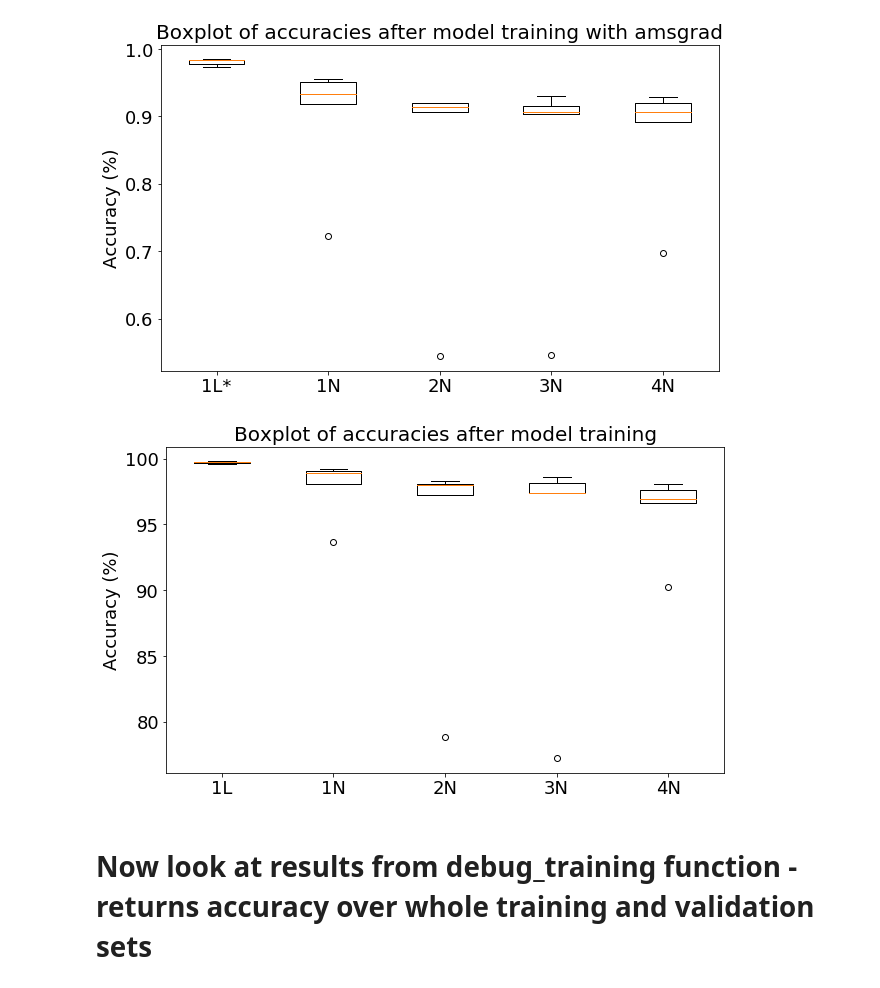
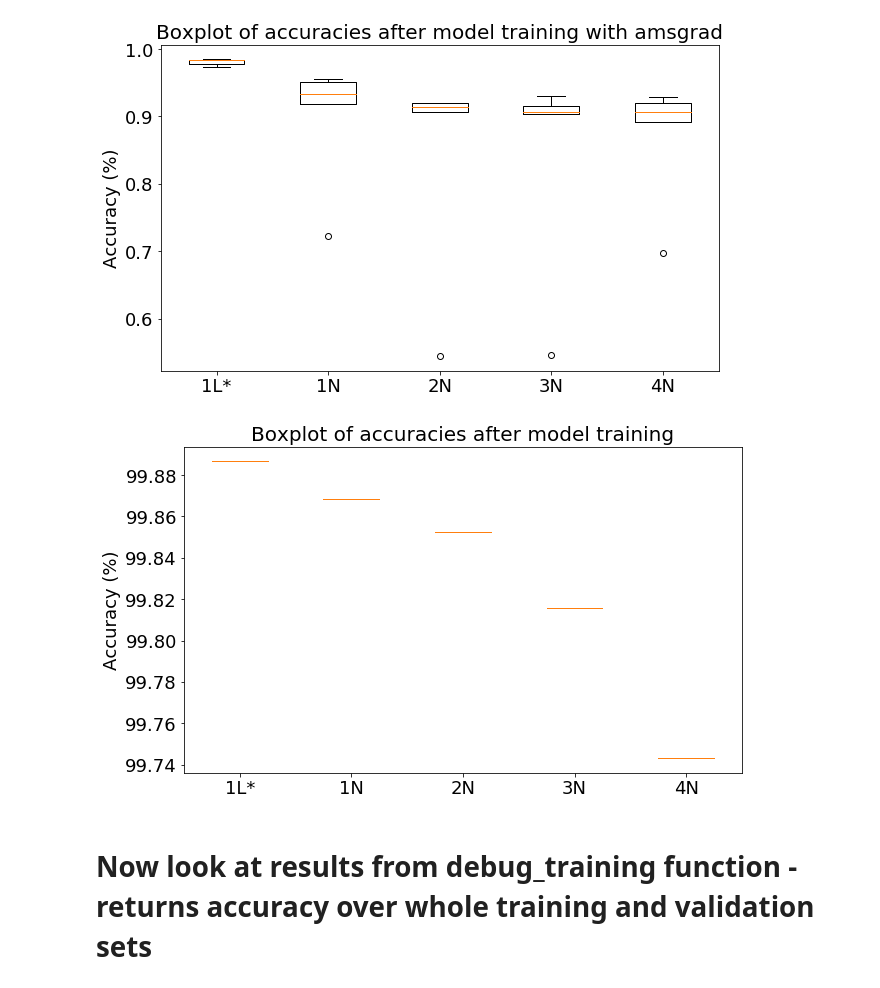
Before and after one commit to eap40/iib-neuro-proj, a Jupyter notebook: Notebooks/training_build3.ipynb, the cells around one changed output. Cells and saved outputs as stored; diff of their text form; code cells hidden in the pictures.

Commit message:
Preliminary experiements involving tying model parameters carried out

```diff
--- a/Notebooks/training_build3.ipynb
+++ b/Notebooks/training_build3.ipynb
@@ -50,7 +50,7 @@ plot_params_1li(trained_plist, target_plist)
 [figure]
 [figure]
 # %%
-loaded_models = np.load('/Users/EdPhillips/Documents/Cambridge4/Project/Data/trained_models_amsgrad_1l_long.npz', allow_pickle=True)
+loaded_models = np.load('/Users/EdPhillips/Documents/Cambridge4/Project/Data/val_nSDs_1l2.npz', allow_pickle=True)
 # %%
 target_params_list, trained_params_list, inputs = loaded_models['a'], loaded_models['b'], loaded_models['c']
 # %%
@@ -293,23 +293,23 @@ plt.show()
 [figure]
 # %%
 # nsds varied, best result chosen
-train_accs_arr = np.squeeze(np.clip(np.array(train_accs_list_nsds_1l), a_min=0, a_max=None))
-test_accs_arr = np.squeeze(np.clip(np.array(test_accs_list_nsds_1l), a_min=0, a_max=None))
+train_accs = np.squeeze(np.clip(np.array(train_accs_list_nsds_1l), a_min=0, a_max=None))
+test_accs = np.squeeze(np.clip(np.array(test_accs_list_nsds_1l), a_min=0, a_max=None))
 
 train_accs = np.array(train_accs, ndmin=2)
 test_accs = np.array(test_accs, ndmin=2)
 fig, ax = plt.subplots()
 fig.set_size_inches(10, 6)
 ax.set_title('Boxplot of accuracies after model training', fontsize=20)
-ax.boxplot(train_accs_arr)
-ax.set_xticklabels(['1L', '1N', '2N', '3N', '4N'], fontsize=18)
+ax.boxplot(test_accs)
+ax.set_xticklabels(['1L*', '1N', '2N', '3N', '4N'], fontsize=18)
 ax.set_ylabel("Accuracy (%)", fontsize=18)
 # ax.set_ylim(99.9,100.01)
 # ax.set_ylim(100)
 
 plt.show()
 # %% [output]
-[figure, old version]
+[figure, new version]
 # %% [markdown]
 # Now look at results from debug_training function - returns accuracy over whole training and validation sets
 # %%
```
Also changed, not shown: parts of 20 cells of this notebook.
